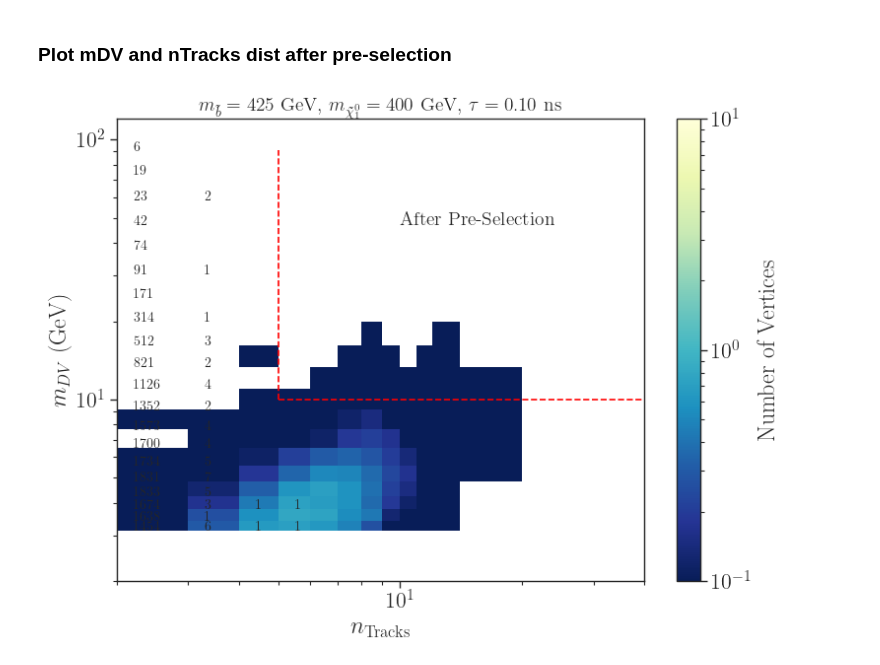
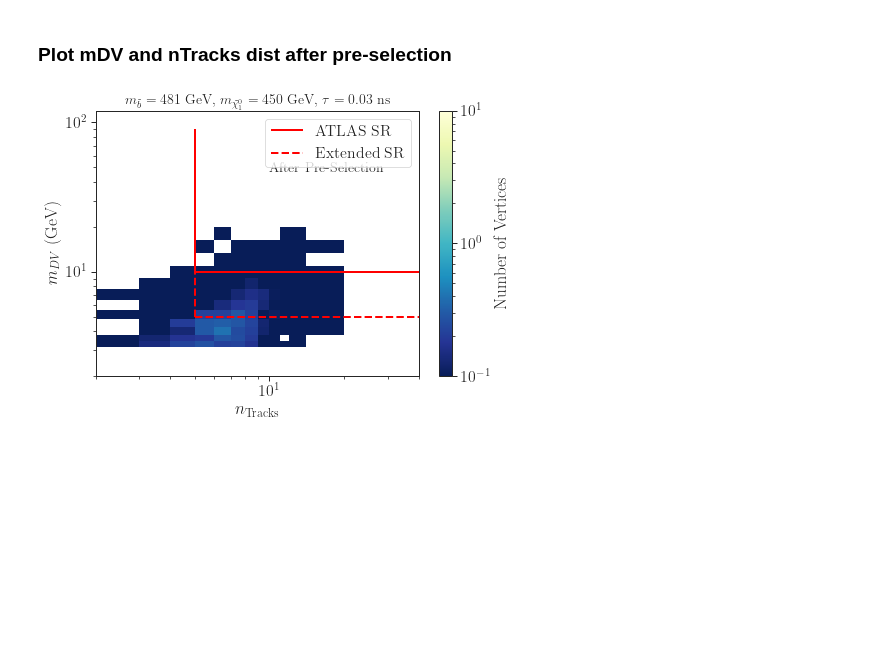
Before and after one commit to andlessa/LLP-CDFO, a Jupyter notebook: plotting/distributions/plots-dists-ATLAS-SUSY-2016-08.ipynb, the cells around one changed output. Saved outputs shown, nothing was run; the diff lists cells and outputs as text; code cells hidden in the pictures; blank space fills up the shorter version.

```diff
--- a/plotting/distributions/plots-dists-ATLAS-SUSY-2016-08.ipynb
+++ b/plotting/distributions/plots-dists-ATLAS-SUSY-2016-08.ipynb
@@ -51,7 +55,7 @@ colors = sns.color_palette('Paired')
 # %% [markdown]
 ### Load Recast Data
 # %%
-inputFiles = ['../../pp2BB1j_atlas_scan_moreStats/Events/run_%i/cdfo_425_400.0_tau_1e-01_delphes_events.root' %i for i in range(93,98)]
+inputFiles = list(glob.glob('../../eventData/pp2BB1j_atlas_scan_New/Events/run_*/cdfo_481_450.0_tau_3e-02_delphes_events.root'))
 modelDict = getModelDict(inputFiles[0],model='sbottom')
 title = r'$m_{\tilde b} = %1.0f$ GeV, $m_{\tilde \chi_1^0} = %1.0f$ GeV, $\tau = %1.2f$ ns'%(modelDict['mLLP'],modelDict['mLSP'],modelDict['tau_ns'])
 figlabel = 'msb_%1.0f_mchi_%1.0f_tau_%1.2f'%(modelDict['mLLP'],modelDict['mLSP'],modelDict['tau_ns'])
@@ -237,34 +245,39 @@ plt.show()
 # %%
 mDV_nTracks_weights_cut = np.array(mDV_nTracks_cuts)
 # %%
-fig = plt.figure(figsize=(8,6))
+fig = plt.figure(figsize=(7,5))
 cm = plt.colormaps['YlGnBu_r']
 mDV_bins = np.sort(np.unique(data_exp[:,1]))
 n_bins = np.sort((np.unique(data_exp[:,0])))
 # mDV_bins = np.append(mDV_bins,np.arange(200.,1000.,100.))
 n_bins = np.append(np.unique(data_exp[:,0]),[20.,30.,40.])
 h = plt.hist2d(mDV_nTracks_weights_cut[:,1],mDV_nTracks_weights_cut[:,0],cmap=cm,
                weights=mDV_nTracks_weights_cut[:,2],bins=(n_bins,mDV_bins),norm=LogNorm(vmin=1e-1,vmax=10))
 
 
-for ipt,pt in enumerate(data_obs):
-    if pt[-1] == 0.0:
-        continue
-    plt.text(1.1*pt[0],pt[1],'%i' %pt[-1],fontsize=10)
+# for ipt,pt in enumerate(data_obs):
+#     if pt[-1] == 0.0:
+#         continue
+#     plt.text(1.1*pt[0],pt[1],'%i' %pt[-1],fontsize=10)
 
 plt.text(n_bins[-int(len(n_bins)/2)],mDV_bins[-4],"After Pre-Selection",fontsize=14)
-plt.hlines(y=10.0,xmin=5.,xmax=max(n_bins),colors='red',linestyle='dashed')
-plt.vlines(x=5.0,ymin=10.,ymax=max(mDV_bins),colors='red',linestyle='dashed')
+plt.hlines(y=10.0,xmin=5.,xmax=max(n_bins),colors='red',linestyle='solid',label='ATLAS SR',linewidth=2)
+plt.vlines(x=5.0,ymin=10.,ymax=max(mDV_bins),colors='red',linestyle='solid',linewidth=2)
+
+plt.hlines(y=5.0,xmin=5.,xmax=max(n_bins),colors='red',linestyle='dashed',label='Extended SR',linewidth=2)
+plt.vlines(x=5.0,ymin=5.,ymax=max(mDV_bins),colors='red',linestyle='dashed',linewidth=2)
+
 plt.xscale('log')
 plt.yscale('log')
 plt.ylabel(r'$m_{DV}$ (GeV)')
 plt.xlabel(r'$n_{\rm Tracks}$')
 plt.ylim(2,120.)
 plt.xlim(2,40)
 fig.colorbar(h[3], ax=plt.gca(),label='Number of Vertices')
 plt.title(title,fontsize=14)
+plt.legend()
 plt.tight_layout()
 plt.savefig('mDVnTrackCut_%s.png' %figlabel)
 plt.show()
 # %% [output]
-[figure, old version]
+[figure, new version]
```
Also changed, not shown: parts of 7 cells of this notebook, 4 other files.
